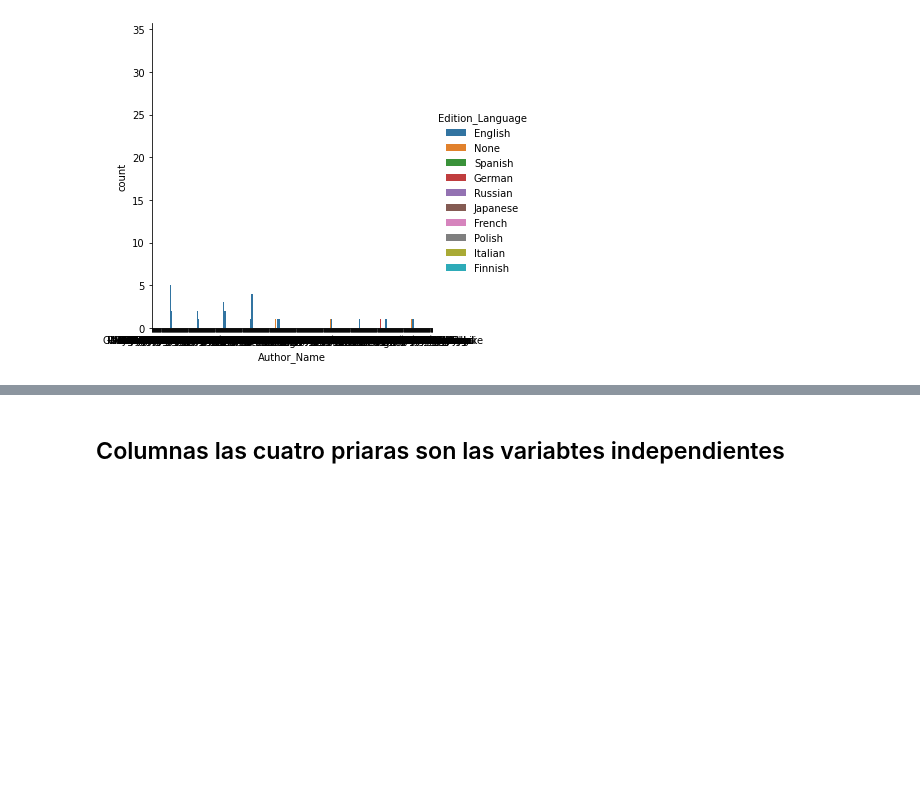
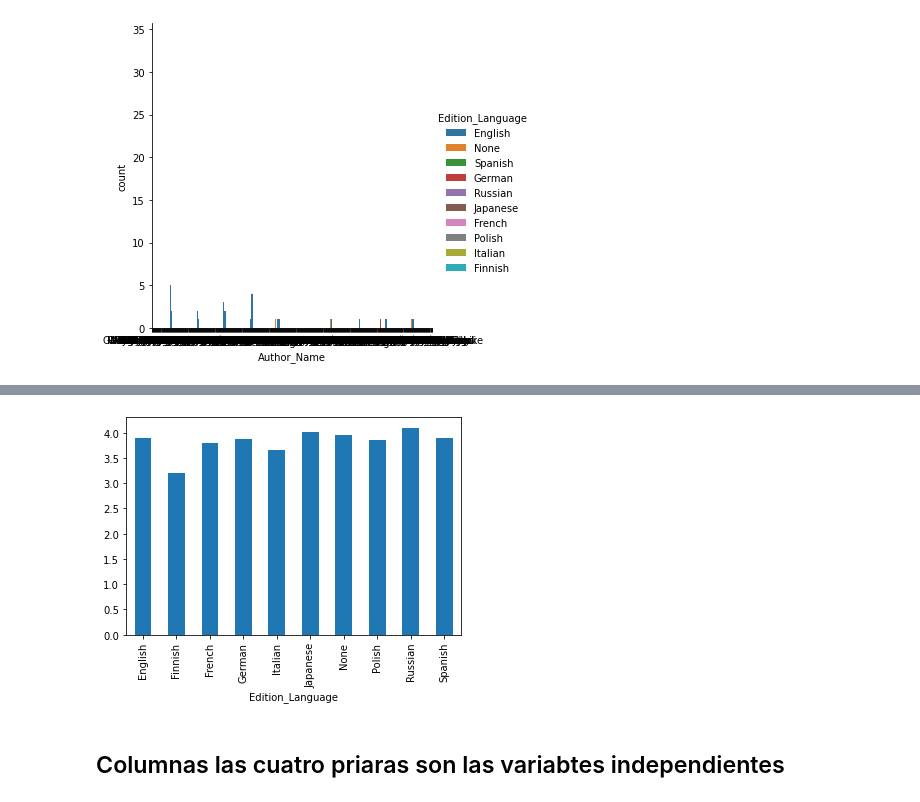
Before and after one commit to Factoria-F5-AI-Bootcamp-1-Edicion/cyberpunk_dataset, a Jupyter notebook: Plantilla.ipynb, the cells around one changed output, grey strips where cells are left out. Cells and saved outputs as stored; diff of their text form; code cells hidden in the pictures; blank space fills up the shorter version.

Commit message:
actualizado sumalanguage -> meanlanguage

```diff
--- a/Plantilla.ipynb
+++ b/Plantilla.ipynb
@@ -162,3 +162,6 @@ sns.catplot(x ="Author_Name", hue ="Edition_Language", kind ="count", data = df)
 # %% [output]
 <seaborn.axisgrid.FacetGrid at 0x...>
 [figure]
+# %%
+grouped_meanlanguage = df.groupby('Edition_Language').mean()
+grouped_meanlanguage
@@ -165,3 +181,8 @@ sns.catplot(x ="Author_Name", hue ="Edition_Language", kind ="count", data = df)
+# %%
+grouped_meanlanguage['Rating_score'].plot(kind = 'bar')
+plt.show()
+# %% [output]
+[figure, added]
 # %% [markdown]
 ## Columnas las cuatro priaras son las variabtes independientes
 # %%
```
Also changed, not shown: parts of 2 cells of this notebook.
